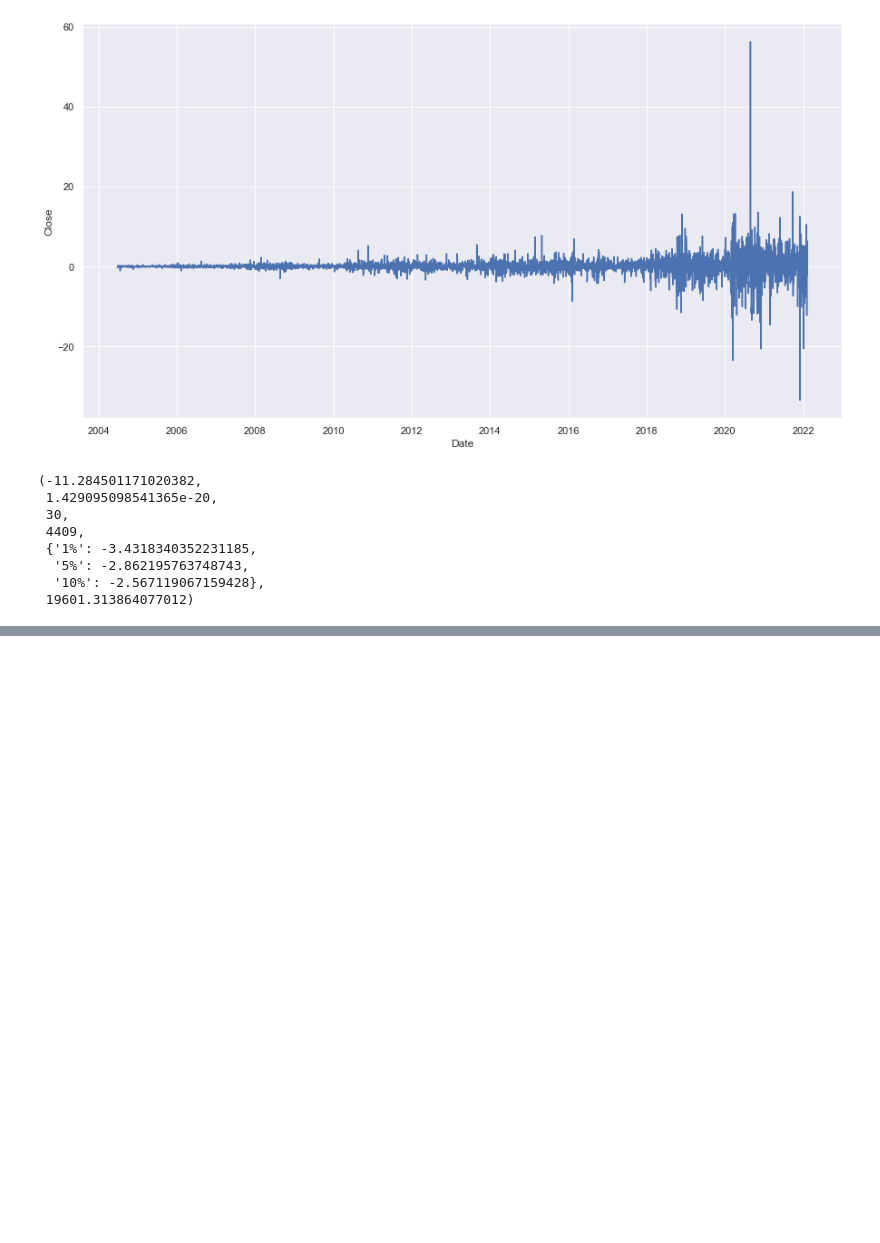
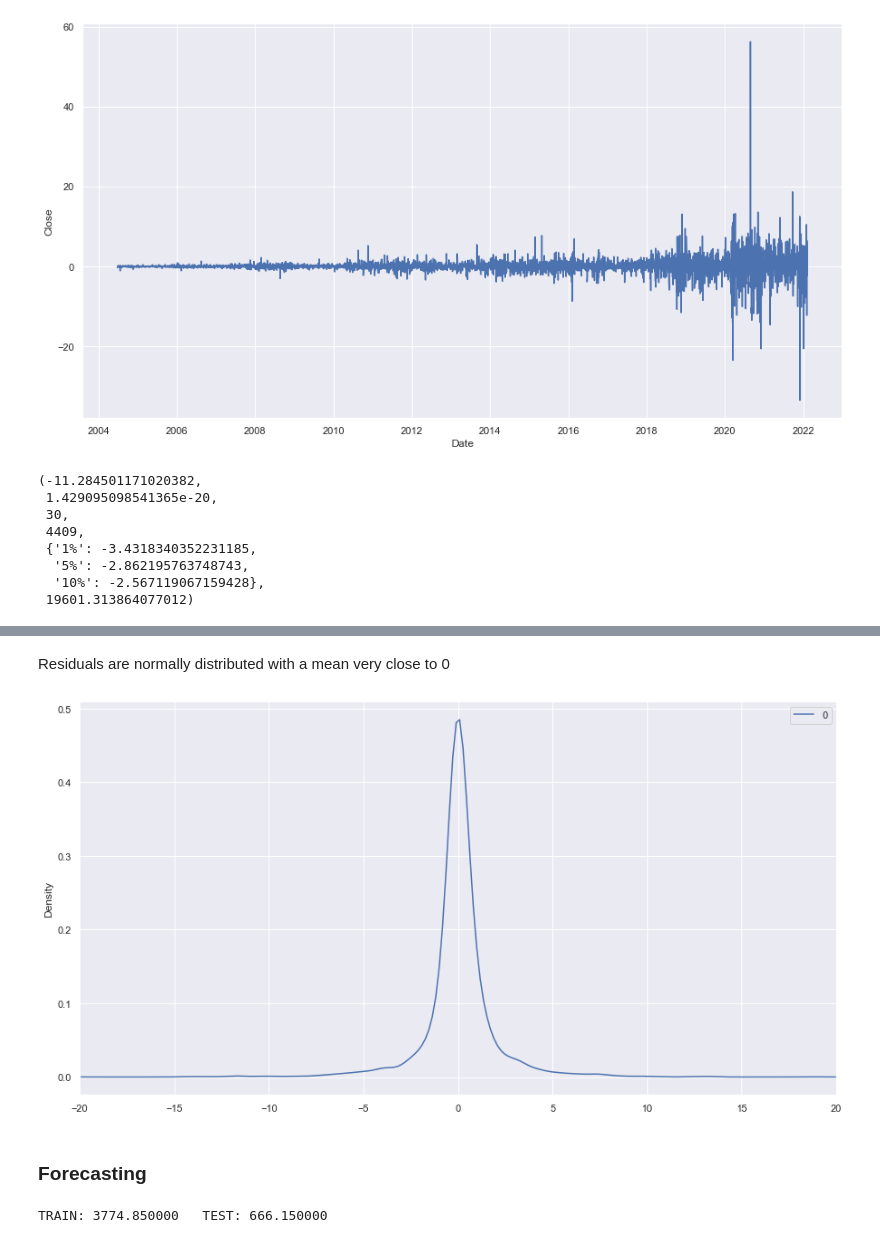
Before and after one commit to bensteves/salesforce_predictions, a Jupyter notebook: salesforce_predictions.ipynb, the cells around one changed output, grey strips where cells are left out. Drawn from its saved outputs; the diff is of its cells as text; code cells hidden in the pictures; blank space fills up the shorter version.

```diff
--- a/salesforce_predictions.ipynb
+++ b/salesforce_predictions.ipynb
@@ -112,0 +179,18 @@ Data is now stationary based on the ADF test
+# %% [markdown]
+Residuals are normally distributed with a mean very close to 0
+# %%
+residuals.plot.kde()
+plt.xlim(-20, 20)
+plt.show()
+# %% [output]
+[figure, added]
+# %% [markdown]
+### Forecasting
+# %%
+num_rows = len(CRM)
+split_size = (num_rows * .85)
+train = split_size
+test = num_rows - split_size
+print("TRAIN: %f   TEST: %f" %(train, test))
+# %% [output]
+TRAIN: 3774.850000   TEST: 666.150000
```
Also changed, not shown: parts of 13 cells of this notebook.
